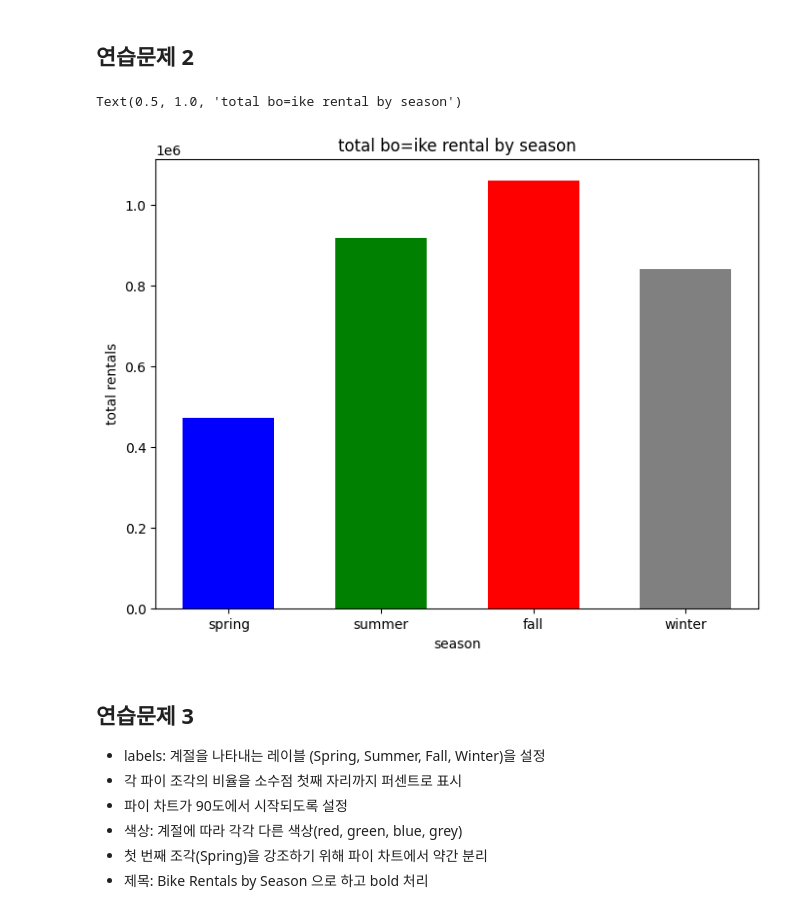
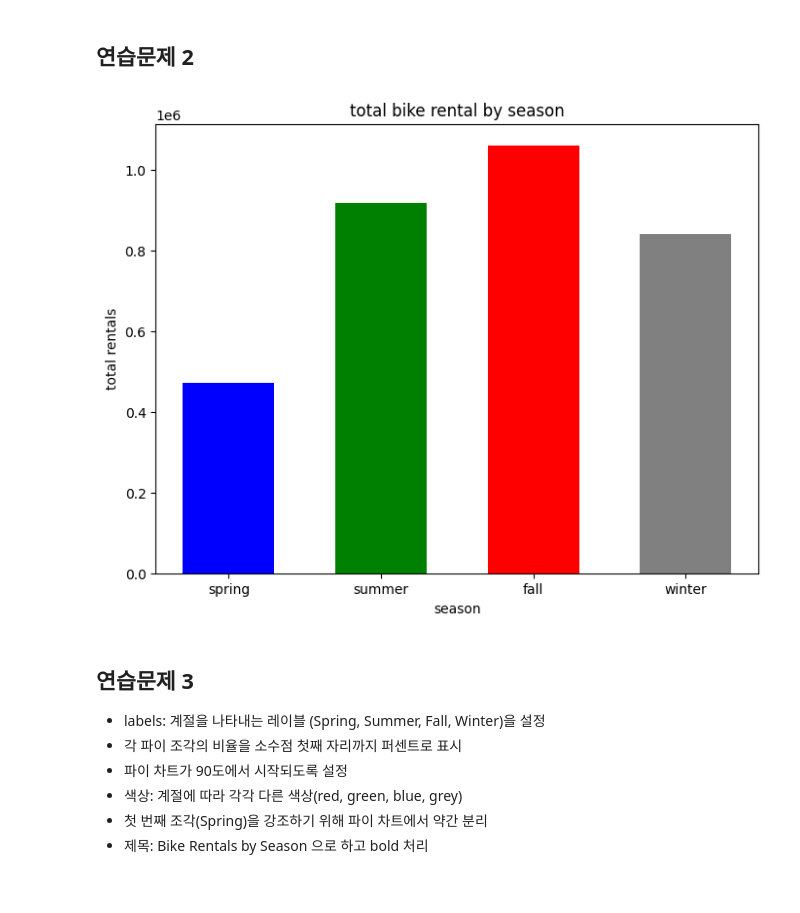
Before and after one commit to ChopinBag/cseHW, a Jupyter notebook: Practice/2-1/DS_Intro/midterm/matplot.ipynb, the cells around one changed output. Saved outputs shown, nothing was run; the diff lists cells and outputs as text; code cells hidden in the pictures.

```diff
--- a/Practice/2-1/DS_Intro/midterm/matplot.ipynb
+++ b/Practice/2-1/DS_Intro/midterm/matplot.ipynb
@@ -255,18 +255,17 @@ plt.show()
 # %%
 sc = df_bike.groupby('season')['cnt'].sum()
 cls = ['blue', 'green', 'red', 'gray']
 plt.figure(figsize=(8,6))
 
 plt.bar(x=sc.index, height=sc, width=0.6, color=cls)
 plt.xticks([1,2,3,4],['spring', 'summer', 'fall', 'winter'])
 plt.xlabel('season')
 plt.ylabel('total rentals')
-plt.title('total bo=ike rental by season')
+plt.title('total bike rental by season')
 
 plt.show()
 # %% [output]
-Text(0.5, 1.0, 'total bo=ike rental by season')
-[figure, old version]
+[figure, new version]
 # %% [markdown]
 ## 연습문제 3
 
```
Also changed, not shown: parts of 1 cell of this notebook.
